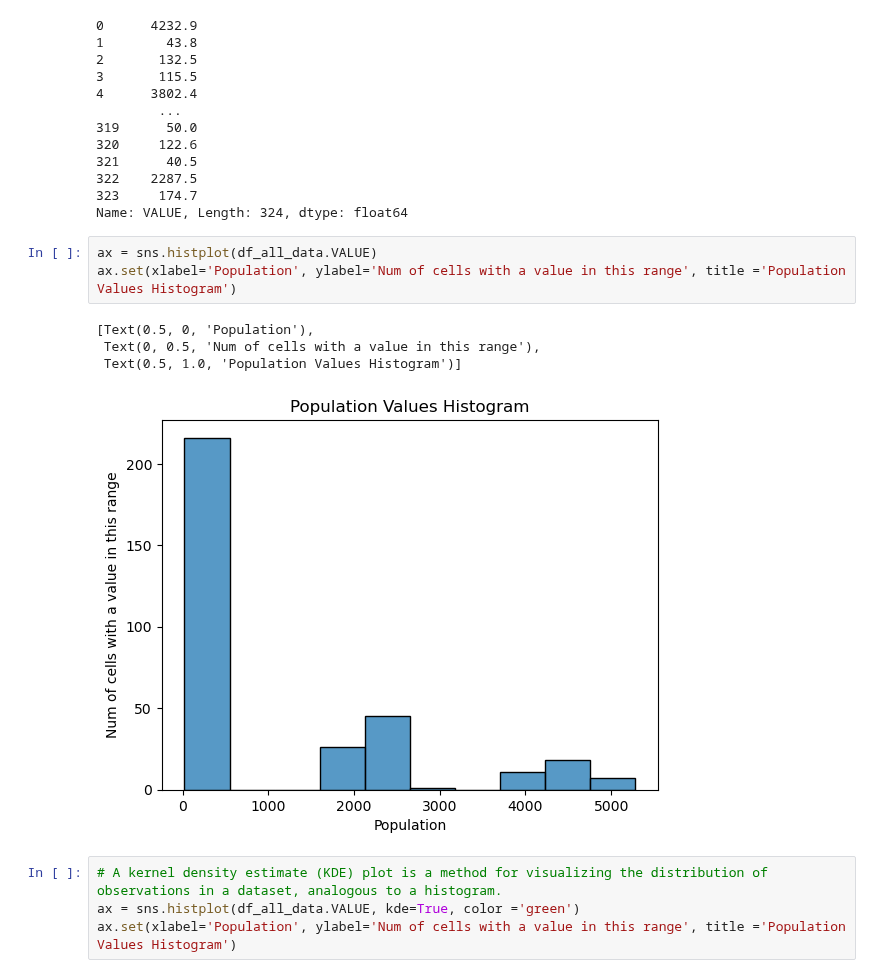
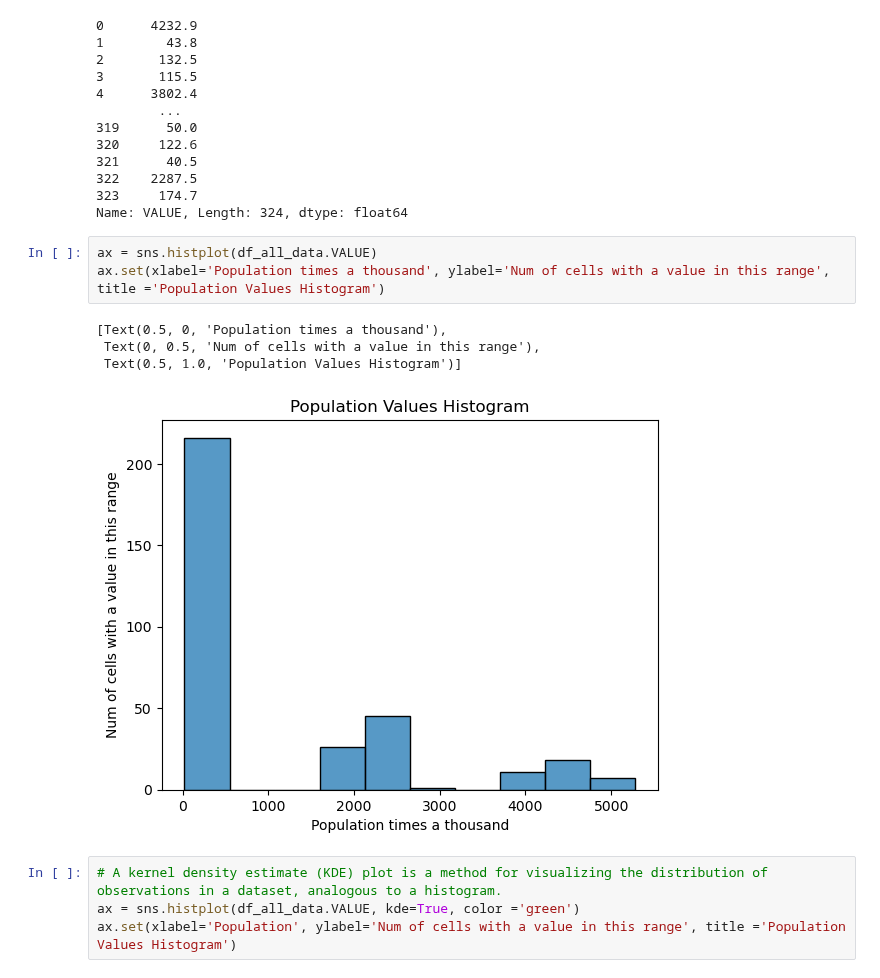
Before and after one commit to StphnKlly/DataAnalytics, a Jupyter notebook: MSC DA CA1 - Statistics .ipynb, the cells around one changed output. Saved outputs shown, nothing was run; the diff lists cells and outputs as text.

```diff
--- a/MSC DA CA1 - Statistics .ipynb
+++ b/MSC DA CA1 - Statistics .ipynb
@@ -117,12 +117,12 @@ df_all_data['VALUE']
 Name: VALUE, Length: 324, dtype: float64
 # %%
 ax = sns.histplot(df_all_data.VALUE)
-ax.set(xlabel='Population', ylabel='Num of cells with a value in this range', title ='Population Values Histogram')
+ax.set(xlabel='Population times a thousand', ylabel='Num of cells with a value in this range', title ='Population Values Histogram')
 # %% [output]
-[Text(0.5, 0, 'Population'),
+[Text(0.5, 0, 'Population times a thousand'),
  Text(0, 0.5, 'Num of cells with a value in this range'),
  Text(0.5, 1.0, 'Population Values Histogram')]
-[figure, old version]
+[figure, new version]
 # %%
 # A kernel density estimate (KDE) plot is a method for visualizing the distribution of observations in a dataset, analogous to a histogram.
 ax = sns.histplot(df_all_data.VALUE, kde=True, color ='green')
```
Also changed, not shown: parts of 15 cells of this notebook, 4 other files.
